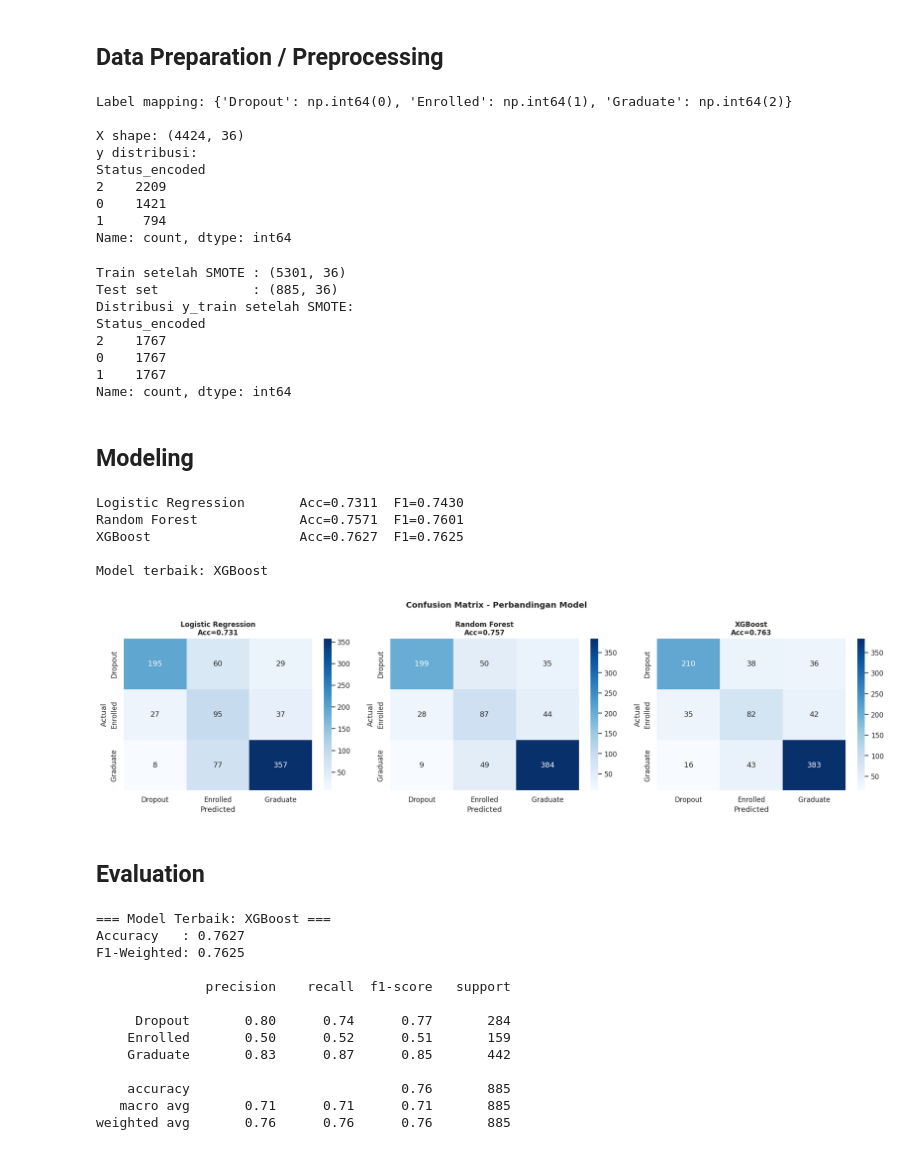
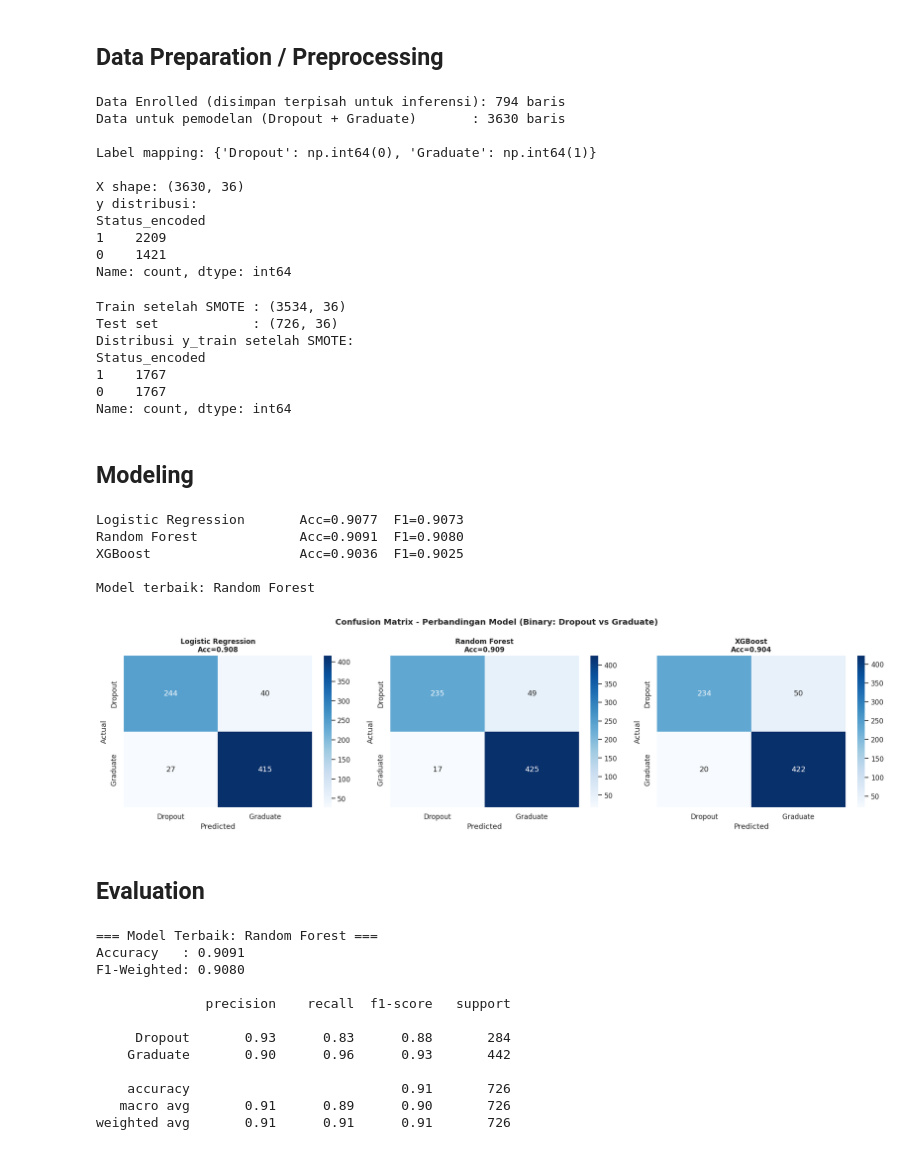
Before and after one commit to vitogunawan18/projek_DS, a Jupyter notebook: notebook.ipynb, the cells around one changed output. Saved outputs shown, nothing was run; the diff lists cells and outputs as text; code cells hidden in the pictures.

```diff
--- a/notebook.ipynb
+++ b/notebook.ipynb
@@ -359,24 +355,32 @@ Insight: Median nilai dropout jauh di bawah graduate (threshold ~10).
 # %% [markdown]
 ## Data Preparation / Preprocessing
 # %%
-df_model = df.copy()
+# Filter hanya mahasiswa dengan status akhir: Dropout dan Graduate
+# Status 'Enrolled' TIDAK digunakan dalam training karena belum memiliki label akhir
+df_enrolled = df[df['Status'] == 'Enrolled'].copy()  # simpan untuk inferensi nanti
+df_model = df[df['Status'].isin(['Dropout', 'Graduate'])].copy()
+print(f'Data Enrolled (disimpan terpisah untuk inferensi): {len(df_enrolled)} baris')
+print(f'Data untuk pemodelan (Dropout + Graduate)       : {len(df_model)} baris')
+
 le = LabelEncoder()
 df_model['Status_encoded'] = le.fit_transform(df_model['Status'])
-print('Label mapping:', dict(zip(le.classes_, le.transform(le.classes_))))
+print(f'\nLabel mapping: {dict(zip(le.classes_, le.transform(le.classes_)))}')
 
 X = df_model.drop(columns=['Status','Status_encoded'])
 y = df_model['Status_encoded']
 print(f'\nX shape: {X.shape}')
 print(f'y distribusi:\n{pd.Series(y).value_counts()}')
 # %% [output]
-Label mapping: {'Dropout': np.int64(0), 'Enrolled': np.int64(1), 'Graduate': np.int64(2)}
+Data Enrolled (disimpan terpisah untuk inferensi): 794 baris
+Data untuk pemodelan (Dropout + Graduate)       : 3630 baris
 
-X shape: (4424, 36)
+Label mapping: {'Dropout': np.int64(0), 'Graduate': np.int64(1)}
+
+X shape: (3630, 36)
 y distribusi:
 Status_encoded
-2    2209
+1    2209
 0    1421
-1     794
 Name: count, dtype: int64
 # %%
 X_train, X_test, y_train, y_test = train_test_split(
@@ -394,13 +398,12 @@ print(f'Test set            : {X_test_s.shape}')
 print(f'Distribusi y_train setelah SMOTE:')
 print(pd.Series(y_train_res).value_counts())
 # %% [output]
-Train setelah SMOTE : (5301, 36)
-Test set            : (885, 36)
+Train setelah SMOTE : (3534, 36)
+Test set            : (726, 36)
 Distribusi y_train setelah SMOTE:
 Status_encoded
-2    1767
+1    1767
 0    1767
-1    1767
 Name: count, dtype: int64
 # %% [markdown]
 ## Modeling
@@ -409,7 +412,7 @@ models = {
     'Logistic Regression': LogisticRegression(max_iter=1000, random_state=42),
     'Random Forest'      : RandomForestClassifier(n_estimators=200, random_state=42, n_jobs=-1),
     'XGBoost'            : XGBClassifier(n_estimators=100, random_state=42,
-                                         eval_metric='mlogloss', verbosity=0)
+                                         eval_metric='logloss', verbosity=0)
 }
 
 results = {}
@@ -424,26 +427,26 @@ for name, model in models.items():
 best_name = max(results, key=lambda k: results[k]['f1'])
 print(f'\nModel terbaik: {best_name}')
 # %% [output]
-Logistic Regression       Acc=0.7311  F1=0.7430
-Random Forest             Acc=0.7571  F1=0.7601
-XGBoost                   Acc=0.7627  F1=0.7625
+Logistic Regression       Acc=0.9077  F1=0.9073
+Random Forest             Acc=0.9091  F1=0.9080
+XGBoost                   Acc=0.9036  F1=0.9025
 
-Model terbaik: XGBoost
+Model terbaik: Random Forest
 # %%
 fig, axes = plt.subplots(1, 3, figsize=(18, 5))
 for ax, (name, res) in zip(axes, results.items()):
     cm = confusion_matrix(y_test, res['pred'])
     sns.heatmap(cm, annot=True, fmt='d', cmap='Blues', ax=ax,
                 xticklabels=le.classes_, yticklabels=le.classes_)
     ax.set_title(f'{name}\nAcc={res["acc"]:.3f}', fontsize=11, fontweight='bold')
     ax.set_xlabel('Predicted'); ax.set_ylabel('Actual')
 
-plt.suptitle('Confusion Matrix - Perbandingan Model', fontsize=13, fontweight='bold')
+plt.suptitle('Confusion Matrix - Perbandingan Model (Binary: Dropout vs Graduate)', fontsize=13, fontweight='bold')
 plt.tight_layout()
 plt.savefig('confusion_matrices.png', bbox_inches='tight')
 plt.show()
 # %% [output]
-[figure, old version]
+[figure, new version]
 # %% [markdown]
 ## Evaluation
 # %%
@@ -454,19 +457,18 @@ print(f'F1-Weighted: {best["f1"]:.4f}')
 print()
 print(classification_report(y_test, best['pred'], target_names=le.classes_))
 # %% [output]
-=== Model Terbaik: XGBoost ===
-Accuracy   : 0.7627
-F1-Weighted: 0.7625
+=== Model Terbaik: Random Forest ===
+Accuracy   : 0.9091
+F1-Weighted: 0.9080
 
               precision    recall  f1-score   support
 
-     Dropout       0.80      0.74      0.77       284
-    Enrolled       0.50      0.52      0.51       159
-    Graduate       0.83      0.87      0.85       442
+     Dropout       0.93      0.83      0.88       284
+    Graduate       0.90      0.96      0.93       442
 
-    accuracy                           0.76       885
-   macro avg       0.71      0.71      0.71       885
-weighted avg       0.76      0.76      0.76       885
+    accuracy                           0.91       726
+   macro avg       0.91      0.89      0.90       726
+weighted avg       0.91      0.91      0.91       726
 # %%
 bm = best['model']
 if hasattr(bm, 'feature_importances_'):
```
Also changed, not shown: parts of 6 cells of this notebook, 2 other files.
